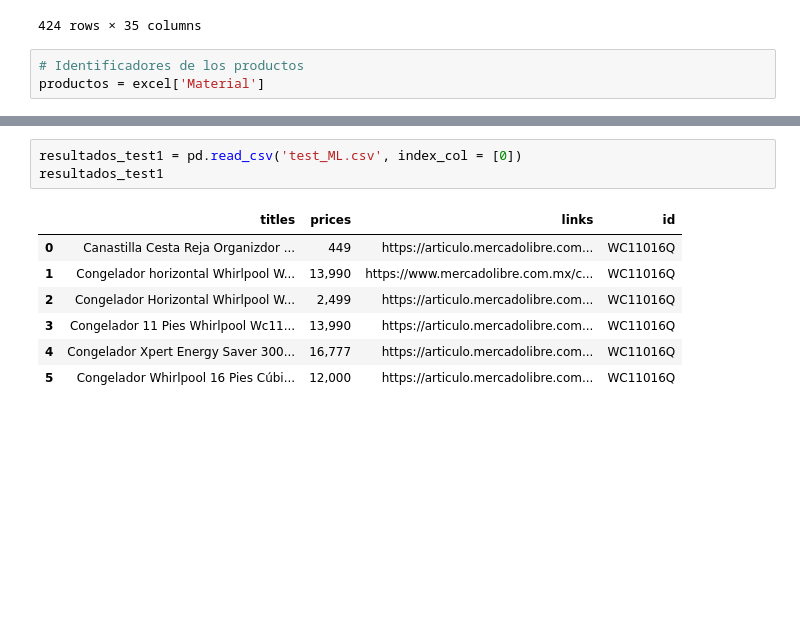
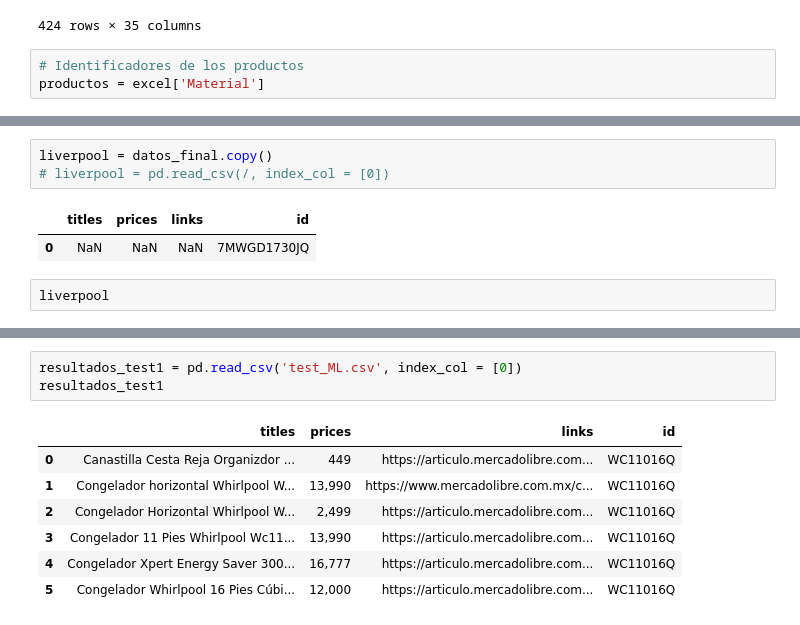
Before and after one commit to JuanD13Perez/E-Commerce-Web-Scraping, a Jupyter notebook: Web_scrapping.ipynb, the cells around one changed output, grey strips where cells are left out. Drawn from its saved outputs; the diff is of its cells as text; blank space fills up the shorter version.

```diff
--- a/Web_scrapping.ipynb
+++ b/Web_scrapping.ipynb
@@ -64,0 +161,8 @@ Index(['Liverpool', 'Coppel', 'Home Depot', 'Costco', 'Sears', 'Elektra',
+# %%
+liverpool = datos_final.copy()
+# liverpool = pd.read_csv(/, index_col = [0])
+# %% [output]
+|  | titles | prices | links | id |
+| 0 | NaN | NaN | NaN | 7MWGD1730JQ |
+# %%
+liverpool
```
Also changed, not shown: parts of 13 cells of this notebook, 4 other files.
